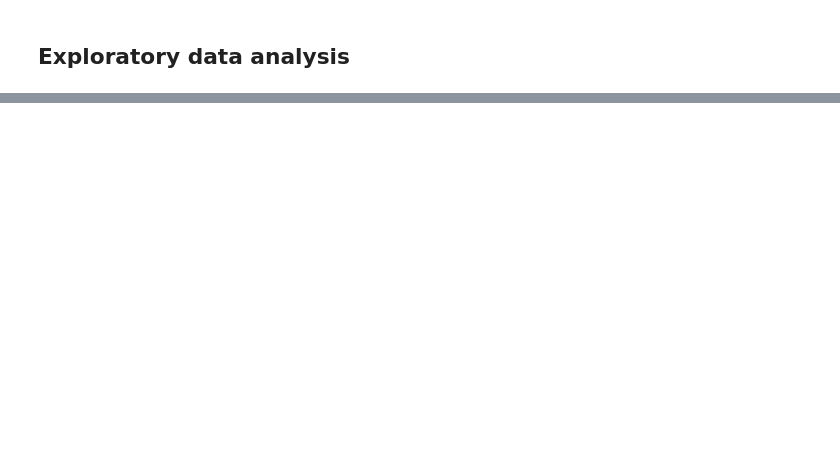
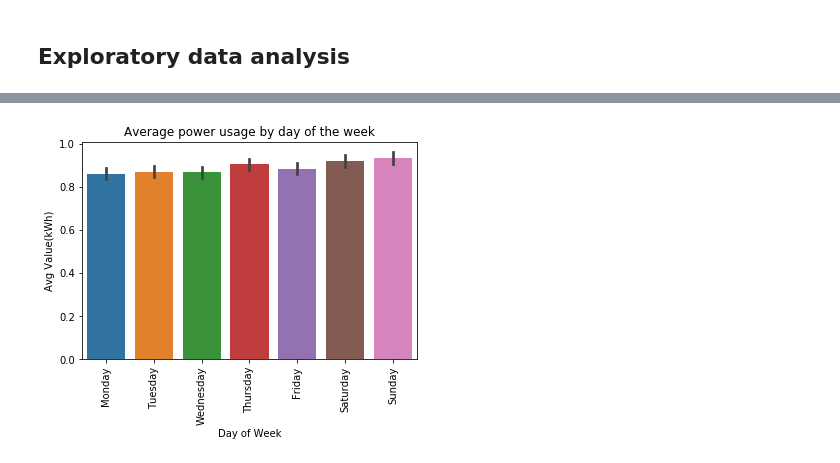
Before and after one commit to cybertraining-dsc/cybertraining-dsc.github.io-v1, a Jupyter notebook: docs/report/fa20-523-314/project/data_script/residential_power_consumption_prediction.ipynb, the cells around one changed output, grey strips where cells are left out. Saved outputs shown, nothing was run; the diff lists cells and outputs as text; code cells hidden in the pictures; blank space fills up the shorter version.

```diff
--- a/docs/report/fa20-523-314/project/data_script/residential_power_consumption_prediction.ipynb
+++ b/docs/report/fa20-523-314/project/data_script/residential_power_consumption_prediction.ipynb
@@ -146,0 +215,10 @@ array(['weekday', 'weekend', 'vacation', 'COVID_lockdown'], dtype=object)
+# %%
+dow = sns.barplot('day_of_week', 'Value', data=df_main)
+dow.set_xticklabels(['Monday', 'Tuesday', 'Wednesday', 'Thursday', 'Friday', 'Saturday', 'Sunday'])
+plt.xlabel('Day of Week')
+plt.ylabel('Avg Value(kWh)')
+plt.title('Average power usage by day of the week')
+plt.xticks(rotation = 90)
+#dow.get_figure().savefig("dow.png")
+# %% [output]
+[figure, added]
```
Also changed, not shown: parts of 30 cells of this notebook, 6 other files.
